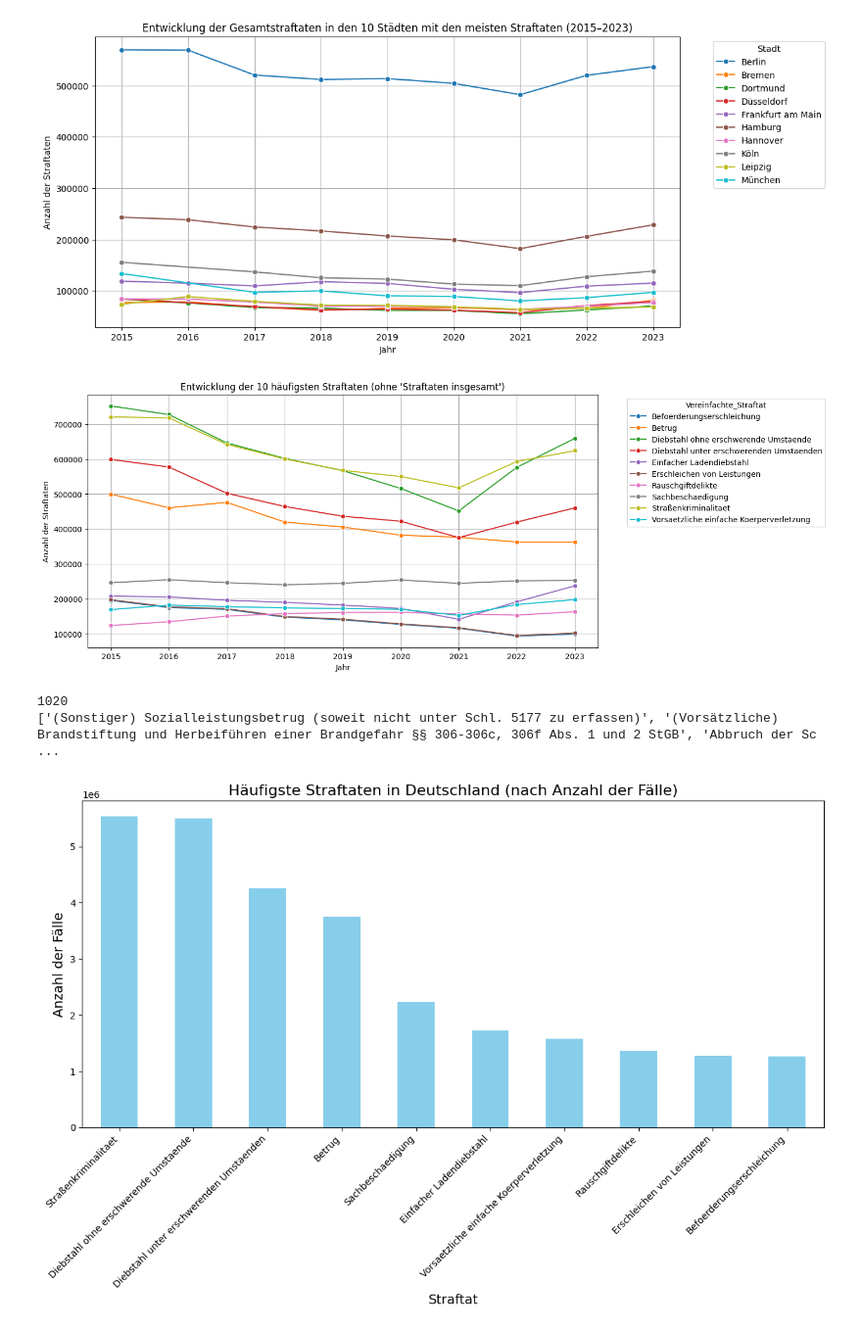
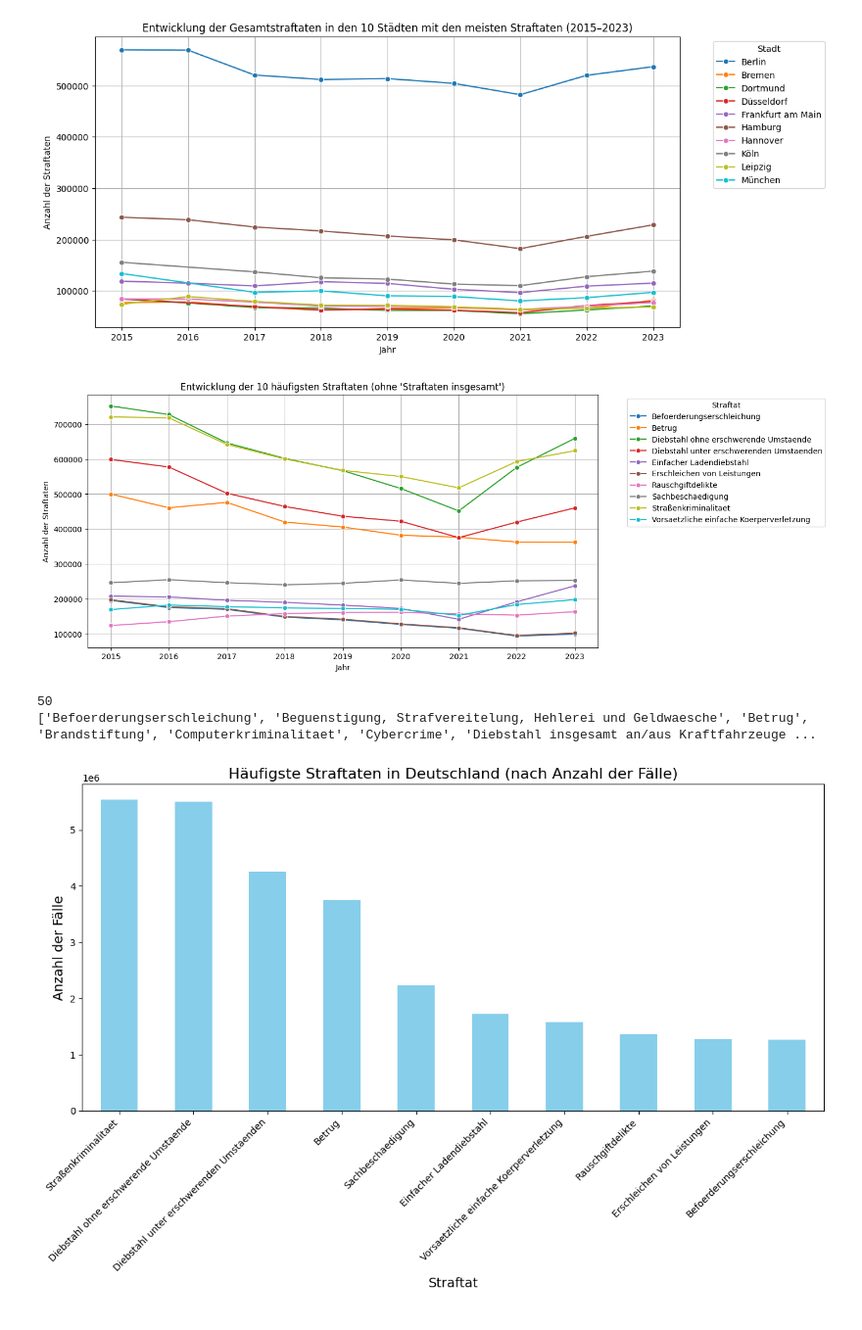
Before and after one commit to HerrMitesch/krimistat, a Jupyter notebook: Cleaning_Faelle.ipynb, the cells around one changed output. Shown at 98% size. Drawn from its saved outputs; the diff is of its cells as text; code cells hidden in the pictures.

```diff
--- a/Cleaning_Faelle.ipynb
+++ b/Cleaning_Faelle.ipynb
@@ -445,7 +445,7 @@ crime_dict = {'Beförderungserschleichung':'Befoerderungserschleichung',
               'Straftaten gegen das Aufenthalts-, das Asylverfahrens- und das Freizügigkeitsgesetz/EU':'Straftaten gegen das Aufenthalts-, das Asyl- und das Freizuegigkeitsgesetz/EU',
               'Straftaten insgesamt, jedoch ohne Verstöße gegen das Aufenthalts-, das Asyl- und das Freizügigkeitsgesetz/EU (Schlüssel 725000)':'Straftaten insgesamt, jedoch ohne Verstoeße gegen das Aufenthalts-, das Asyl- und das Freizuegigkeitsgesetz/EU',
               'Straftaten insgesamt, jedoch ohne Verstöße gegen das Aufenthalts-, das Asylverfahrens- und das Freizügigkeitsgesetz/EU (Schlüssel 725000)':'Straftaten insgesamt, jedoch ohne Verstoeße gegen das Aufenthalts-, das Asyl- und das Freizuegigkeitsgesetz/EU',
-              'Straßenkriminalität':'Straßenkriminalitaet',
+              'Straftaten insgesamt, jedoch ohne Verstoeße gegen das Aufenthalts-, das Asyl- und das Freizuegigkeitsgesetz/EU (Schluessel 725000)':"Straftaten insgesamt, jedoch ohne Verstoeße gegen das Aufenthalts-, das Asyl- und das Freizuegigkeitsgesetz/EU", 'Straßenkriminalität':'Straßenkriminalitaet',
               'Tageswohnungseinbruchdiebstahl § 244 Abs. 1 Nr. 3, § 244a StGB':'Tageswohnungseinbruchdiebstahl',
               'Tageswohnungseinbruchdiebstahl §§ 244 Abs. 1 Nr. 3 und Abs. 4, 244a StGB':'Tageswohnungseinbruchdiebstahl',
               'Tageswohnungseinbruchdiebstahl §§ 244 Abs. 1 Nr. 3, 244a StGB':'Tageswohnungseinbruchdiebstahl',
@@ -466,36 +466,36 @@ df['Vereinfachte_Straftat'] = df['Straftat'].replace(crime_dict)
 # %%
 #  "Straftaten insgesamt" aus den Daten entfernen
 df_filtered = df[~df["Vereinfachte_Straftat"].str.contains("insgesamt", case=False, na=False)]
 #df_filtered = df_filtered[~df_filtered["Jahr"]==2014]
 
 #  Fälle pro Straftat über alle Jahre und Städte summieren
 df_total_per_crime = df_filtered.groupby("Vereinfachte_Straftat")["Faelle"].sum().reset_index()
 
 # Die 10 häufigsten Straftaten bestimmen
 top_10_crimes = df_total_per_crime.nlargest(10, "Faelle")["Vereinfachte_Straftat"]
 
 #  Daten filtern: Nur die Top 10 Straftaten über die Jahre
 df_top_crimes = df_filtered[df_filtered["Vereinfachte_Straftat"].isin(top_10_crimes)]
 
 #  Daten nach Jahr und Straftat gruppieren
 df_grouped = df_top_crimes.groupby(["Jahr", "Vereinfachte_Straftat"])["Faelle"].sum().reset_index()
 
 #  Plot erstellen
 plt.figure(figsize=(12, 6))
 sns.lineplot(data=df_grouped, x="Jahr", y="Faelle", hue="Vereinfachte_Straftat", marker="o", palette="tab10")
 
 #  Achsen & Titel setzen
 plt.xlabel("Jahr")
 plt.ylabel("Anzahl der Straftaten")
 plt.title("Entwicklung der 10 häufigsten Straftaten (ohne 'Straftaten insgesamt')")
-plt.legend(title="Vereinfachte_Straftat", bbox_to_anchor=(1.05, 1), loc="upper left")  # Legende außerhalb
+plt.legend(title="Straftat", bbox_to_anchor=(1.05, 1), loc="upper left")  # Legende außerhalb
 plt.grid()
 plt.show()
 # %% [output]
-[figure, old version]
+[figure, new version]
 # %%
 # Liste aller einzigartigen Straftaten abrufen
-crime_list = data_2014["Straftat"].unique()
+crime_list = df["Vereinfachte_Straftat"].unique()
 print(len(crime_list))
 # Alphabetisch sortieren (optional)
 crime_list_sorted = sorted(crime_list)
@@ -503,8 +503,8 @@ crime_list_sorted = sorted(crime_list)
 # Ausgabe anzeigen
 print(crime_list_sorted)
 # %% [output]
-1020
-['(Sonstiger) Sozialleistungsbetrug (soweit nicht unter Schl. 5177 zu erfassen)', '(Vorsätzliche) Brandstiftung und Herbeiführen einer Brandgefahr §§ 306-306c, 306f Abs. 1 und 2 StGB', 'Abbruch der Sc ...
+50
+['Befoerderungserschleichung', 'Beguenstigung, Strafvereitelung, Hehlerei und Geldwaesche', 'Betrug', 'Brandstiftung', 'Computerkriminalitaet', 'Cybercrime', 'Diebstahl insgesamt an/aus Kraftfahrzeuge ...
 # %%
 import matplotlib.pyplot as plt
 from matplotlib.ticker import ScalarFormatter
```
Also changed, not shown: parts of 2 cells of this notebook, 12 other files.
